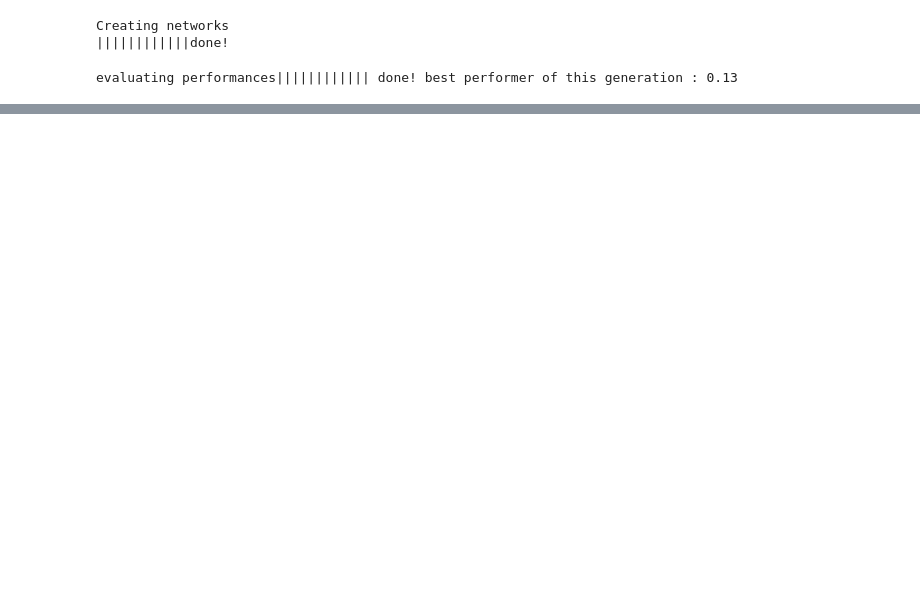
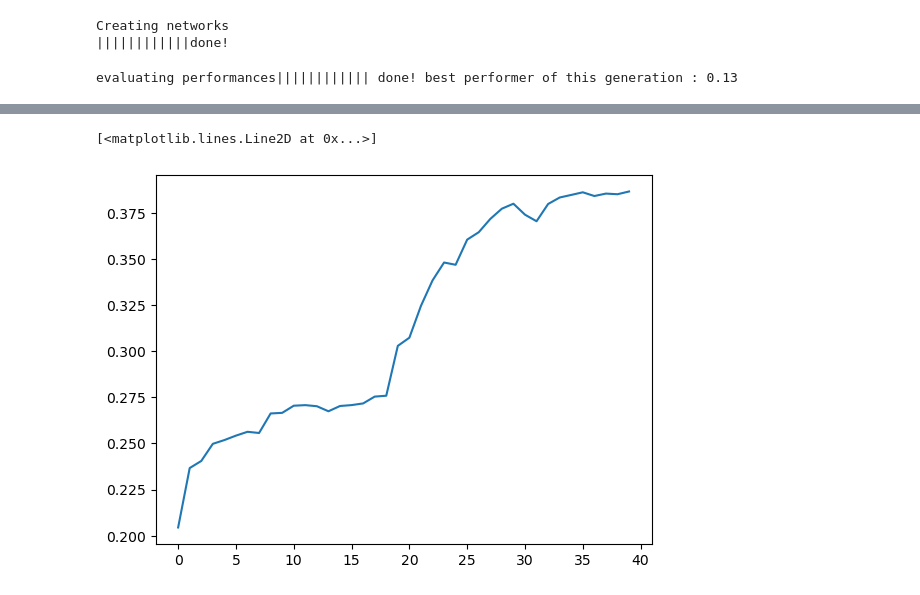
Before and after one commit to HannesThurnherr/Bachelor_Thesis, a Jupyter notebook: evolutionary nlnn pipeline-mnist.ipynb, the cells around one changed output, grey strips where cells are left out. Cells and saved outputs as stored; diff of their text form; code cells hidden in the pictures; blank space fills up the shorter version.

```diff
--- a/evolutionary nlnn pipeline-mnist.ipynb
+++ b/evolutionary nlnn pipeline-mnist.ipynb
@@ -320,0 +399,5 @@ np.savetxt('training_run_2.csv', performance_over_time, delimiter=',')
+# %%
+plt.plot(np.average(np.split(np.array(performance_over_time)[:6400,0], 40),axis =1))
+# %% [output]
+[<matplotlib.lines.Line2D at 0x...>]
+[figure, added]
```
Also changed, not shown: parts of 18 cells of this notebook, 9 other files.
